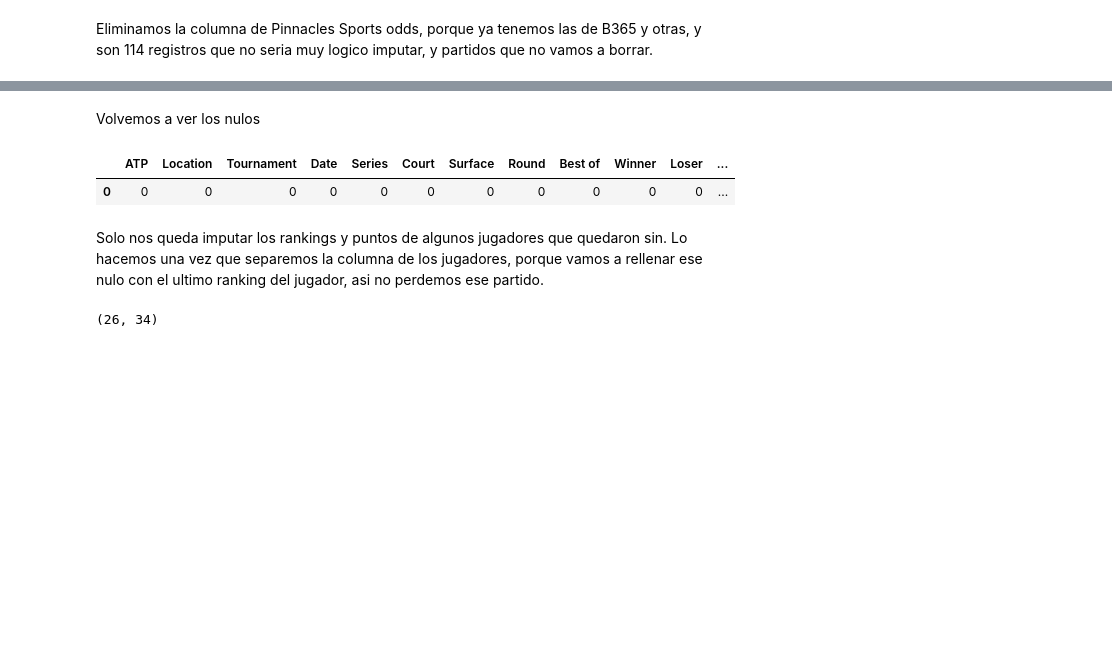
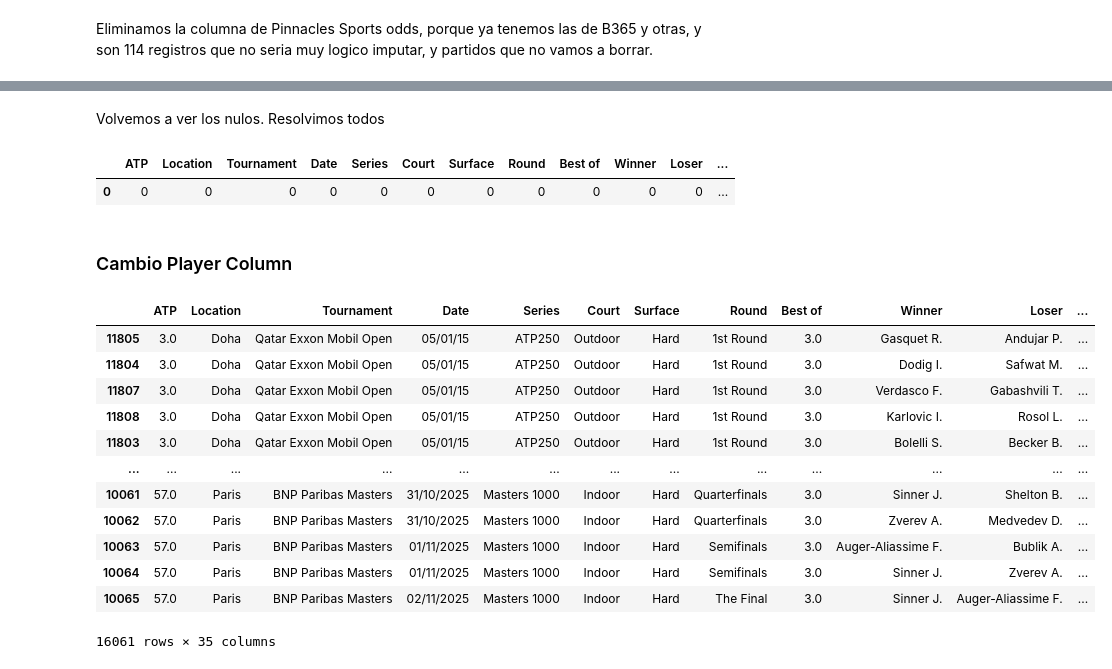
Before and after one commit to ichiP245/my-next-soderling, a Jupyter notebook: MakingDataset.ipynb, the cells around one changed output, grey strips where cells are left out. Saved outputs shown, nothing was run; the diff lists cells and outputs as text; code cells hidden in the pictures; blank space fills up the shorter version.

Commit message:
Terminamos con nulos

```diff
--- a/MakingDataset.ipynb
+++ b/MakingDataset.ipynb
@@ -166,0 +194,2 @@ df = df.drop(columns=['PSW','PSL'])
+# %%
+df = df.sort_values(by='Fecha', ascending=True)
@@ -167,13 +208,66 @@ df = df.drop(columns=['PSW','PSL'])
+# %%
+def imputar_rank(rank_by_date, player, fecha, rankImputacion = 1000):
+  # Filter for player and dates before the current match
+  df_player = rank_by_date[(rank_by_date['Player'] == player) & (rank_by_date['Fecha'] <= fecha)]
+  # Drop rows where 'Rank' is NaN to ensure we get a valid rank
+  df_player = df_player.dropna(subset=['Rank'])
+  if len(df_player) > 0:
+    return df_player['Rank'].iloc[-1]
+  else:   # Si no tiene partidos anteriores dentro de la base, les imputamos el siguiente valor que aparezca
+    df_player = rank_by_date[(rank_by_date['Player'] == player) & (rank_by_date['Fecha'] >= fecha)]
+    df_player = df_player.dropna(subset=['Rank'])
+    return df_player['Rank'].iloc[0] if len(df_player) > 0 else rankImputacion # Les imputamos un ranking ATP si no tienen ranking previo
+
+def imputar_pts(pts_by_date, player, fecha, ptsImputados = 1):
+  # Filter for player and dates before the current match
+  df_player = pts_by_date[(pts_by_date['Player'] == player) & (pts_by_date['Fecha'] <= fecha)]
+  # Drop rows where 'Pts' is NaN to ensure we get a valid Pts
+  df_player = df_player.dropna(subset=['Pts'])
+  if len(df_player) > 0:
+    return df_player['Pts'].iloc[-1]
+  else:   # Si no tiene partidos anteriores dentro de la base, les imputamos el siguiente valor que aparezca
+    df_player = pts_by_date[(pts_by_date['Player'] == player) & (pts_by_date['Fecha'] >= fecha)]
+    df_player = df_player.dropna(subset=['Pts'])
+    return df_player['Pts'].iloc[0] if len(df_player) > 0 else ptsImputados # Les imputamos los puntos ATP si no tiene puntos previo
+
+
+# Impute LRank
+mask_lrank_na = df['LRank'].isna()
+df.loc[mask_lrank_na, 'LRank'] = df[mask_lrank_na].apply(lambda x: imputar_rank(rank_by_date, x['Loser'], x['Fecha']), axis=1)
+
+# Impute LPts
+mask_lpts_na = df['LPts'].isna()
+df.loc[mask_lpts_na, 'LPts'] = df[mask_lpts_na].apply(lambda x: imputar_pts(pts_by_date, x['Loser'], x['Fecha']), axis=1)
+
+# Impute WRank
+mask_wrank_na = df['WRank'].isna()
+df.loc[mask_wrank_na, 'WRank'] = df[mask_wrank_na].apply(lambda x: imputar_rank(rank_by_date, x['Winner'], x['Fecha'], 700), axis=1)
+
+# Impute WPts
+mask_wpts_na = df['WPts'].isna()
+df.loc[mask_wpts_na, 'WPts'] = df[mask_wpts_na].apply(lambda x: imputar_pts(pts_by_date, x['Loser'], x['Fecha'], 20), axis=1)
 # %% [markdown]
-Volvemos a ver los nulos
+Volvemos a ver los nulos. Resolvimos todos
 # %%
 df.isna().sum().to_frame().T
 # %% [output]
 |  | ATP | Location | Tournament | Date | Series | Court | Surface | Round | Best of | Winner | Loser | ... |
 | 0 | 0 | 0 | 0 | 0 | 0 | 0 | 0 | 0 | 0 | 0 | 0 | ... |
-# %% [markdown]
-Solo nos queda imputar los rankings y puntos de algunos jugadores que quedaron sin. Lo hacemos una vez que separemos la columna de los jugadores, porque vamos a rellenar ese nulo con el ultimo ranking del jugador, asi no perdemos ese partido.
-# %%
-df[df['LRank'].isna() == True].shape
-# %% [output]
-(26, 34)
+# %% [markdown]
+### Cambio Player Column
+# %%
+df
+# %% [output]
+|  | ATP | Location | Tournament | Date | Series | Court | Surface | Round | Best of | Winner | Loser | ... |
+| 11805 | 3.0 | Doha | Qatar Exxon Mobil Open | 05/01/15 | ATP250 | Outdoor | Hard | 1st Round | 3.0 | Gasquet R. | Andujar P. | ... |
+| 11804 | 3.0 | Doha | Qatar Exxon Mobil Open | 05/01/15 | ATP250 | Outdoor | Hard | 1st Round | 3.0 | Dodig I. | Safwat M. | ... |
+| 11807 | 3.0 | Doha | Qatar Exxon Mobil Open | 05/01/15 | ATP250 | Outdoor | Hard | 1st Round | 3.0 | Verdasco F. | Gabashvili T. | ... |
+| 11808 | 3.0 | Doha | Qatar Exxon Mobil Open | 05/01/15 | ATP250 | Outdoor | Hard | 1st Round | 3.0 | Karlovic I. | Rosol L. | ... |
+| 11803 | 3.0 | Doha | Qatar Exxon Mobil Open | 05/01/15 | ATP250 | Outdoor | Hard | 1st Round | 3.0 | Bolelli S. | Becker B. | ... |
+| ... | ... | ... | ... | ... | ... | ... | ... | ... | ... | ... | ... | ... |
+| 10061 | 57.0 | Paris | BNP Paribas Masters | 31/10/2025 | Masters 1000 | Indoor | Hard | Quarterfinals | 3.0 | Sinner J. | Shelton B. | ... |
+| 10062 | 57.0 | Paris | BNP Paribas Masters | 31/10/2025 | Masters 1000 | Indoor | Hard | Quarterfinals | 3.0 | Zverev A. | Medvedev D. | ... |
+| 10063 | 57.0 | Paris | BNP Paribas Masters | 01/11/2025 | Masters 1000 | Indoor | Hard | Semifinals | 3.0 | Auger-Aliassime F. | Bublik A. | ... |
+| 10064 | 57.0 | Paris | BNP Paribas Masters | 01/11/2025 | Masters 1000 | Indoor | Hard | Semifinals | 3.0 | Sinner J. | Zverev A. | ... |
+| 10065 | 57.0 | Paris | BNP Paribas Masters | 02/11/2025 | Masters 1000 | Indoor | Hard | The Final | 3.0 | Sinner J. | Auger-Aliassime F. | ... |
+16061 rows × 35 columns
```
Also changed, not shown: parts of 7 cells of this notebook.
